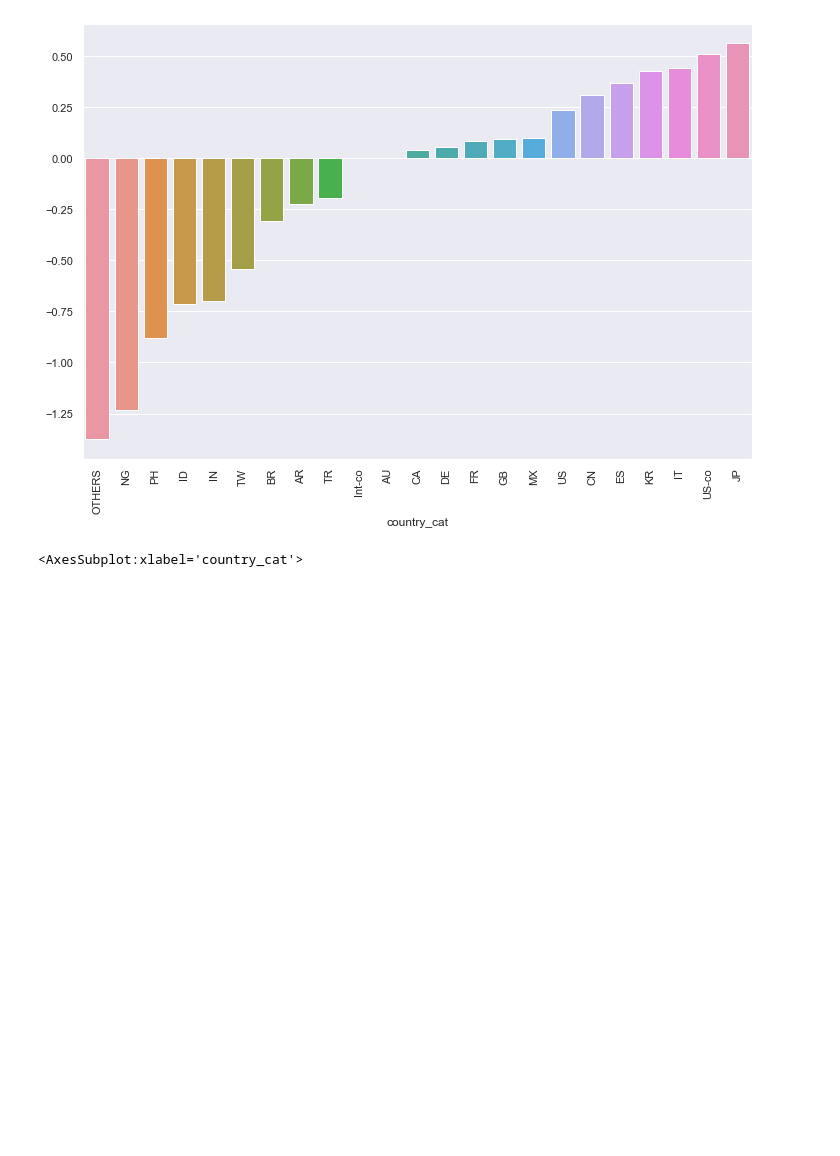
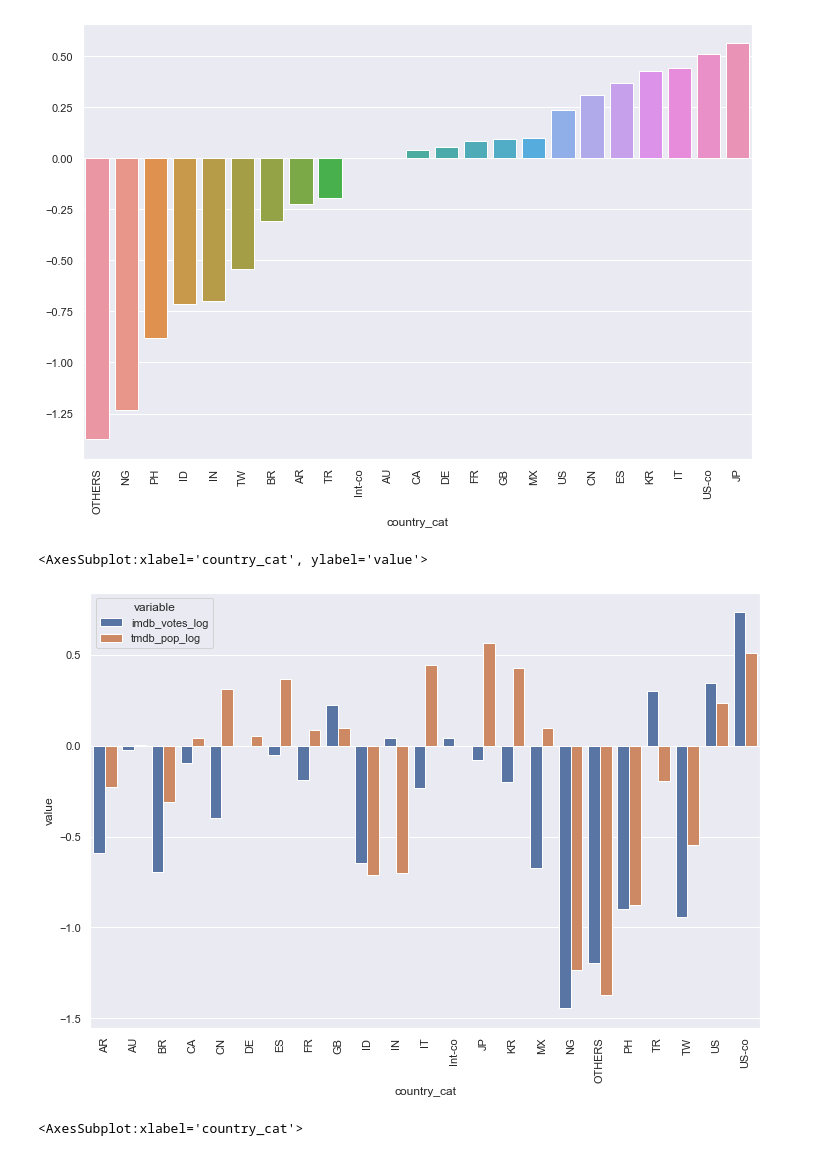
Before and after one commit to RodrigoLaraG/Data-Sci, a Jupyter notebook: DataSets/Netflix/NetflixNotebook.ipynb, the cells around one changed output. Drawn from its saved outputs; the diff is of its cells as text; code cells hidden in the pictures; blank space fills up the shorter version.

```diff
--- a/DataSets/Netflix/NetflixNotebook.ipynb
+++ b/DataSets/Netflix/NetflixNotebook.ipynb
@@ -2089,6 +2088,15 @@ sns.barplot(x = countries_agg.sort_values("tmdb_pop_log").index,
 # %% [output]
 <AxesSubplot:xlabel='country_cat'>
 [figure]
+# %%
+# comparativo de popularidade por país imdb X tmdb
+plt.figure(figsize=(12,8))
+plt.xticks(rotation = 90)
+sns.barplot(data = countries_agg[["imdb_votes_log", "tmdb_pop_log"]].reset_index().melt(id_vars=["country_cat"])
+    , x = "country_cat", y = "value", hue = "variable")
+# %% [output]
+<AxesSubplot:xlabel='country_cat', ylabel='value'>
+[figure, added]
 # %%
 # diferença entre os popularidade media de cada país entre imdb e tmdb
 # valores positivos indicam q um país é mais popular na imdb do que no tmdb
```
Also changed, not shown: parts of 20 cells of this notebook, 3 other files.
